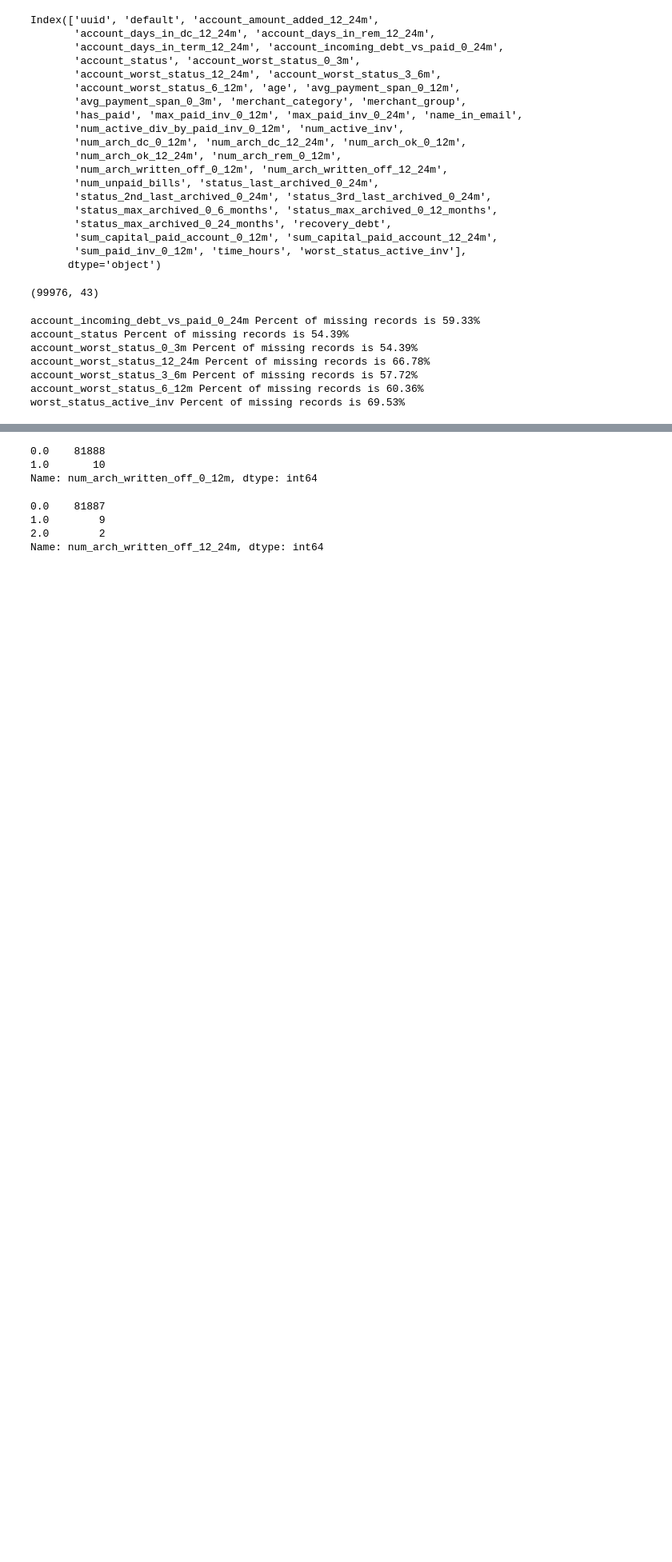
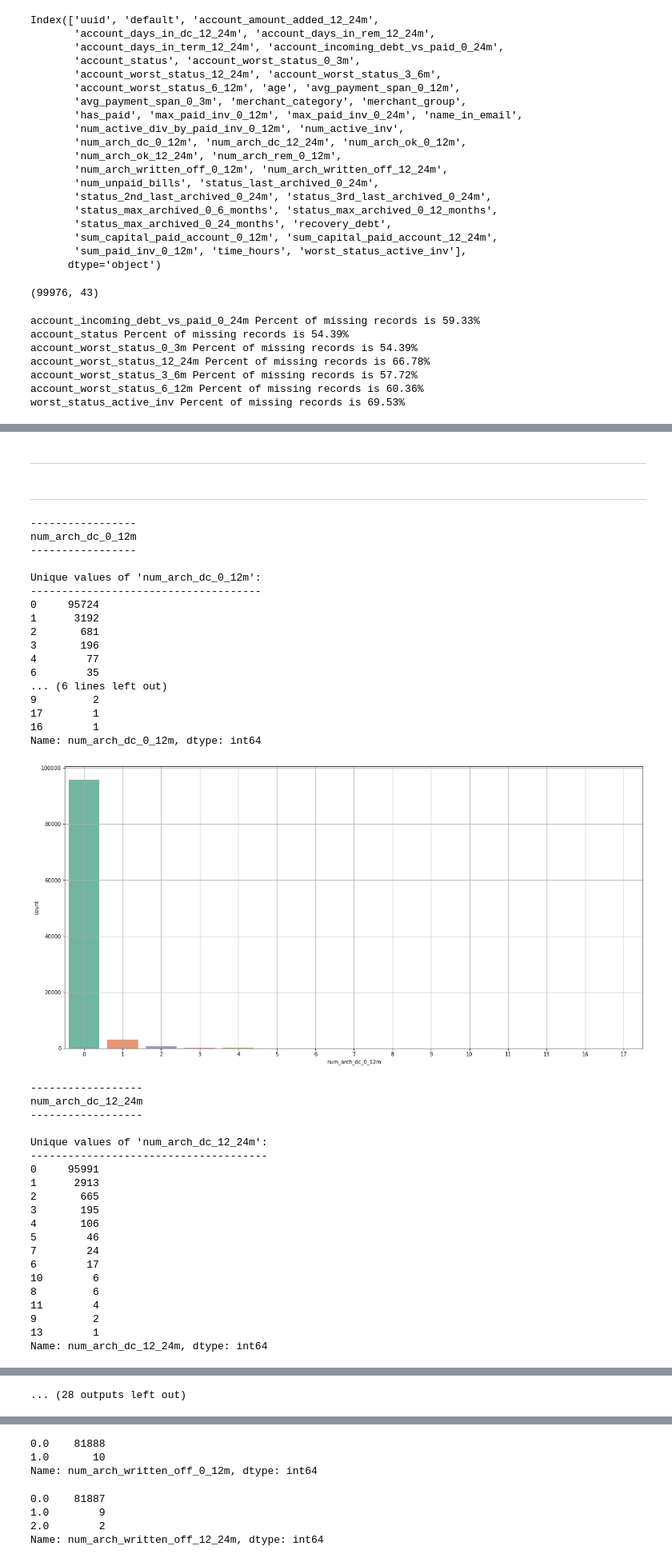
Before and after one commit to eserinanarslan/probability_prediction, a Jupyter notebook: notebooks/analyse.ipynb, the cells around one changed output, grey strips where cells are left out. Shown at 80% size. Cells and saved outputs as stored; diff of their text form; code cells hidden in the pictures; blank space fills up the shorter version.

```diff
--- a/notebooks/analyse.ipynb
+++ b/notebooks/analyse.ipynb
@@ -94,0 +223,58 @@ worst_status_active_inv Percent of missing records is 69.53%
+# %% [markdown]
+---
+# %% [markdown]
+---
+# %%
+cols_for_bar_plot = df.nunique().sort_values(ascending=False)[23:].index.to_list()
+for col in cols_for_bar_plot:
+    print("-"*len(col))
+    print(col)
+    print("-"*len(col))
+    print("")
+    print(f"Unique values of '{col}':")
+    print("-"*(20+len(col)))
+    print(df[col].value_counts())
+    print("\n")
+    plt.figure(figsize=(20,10))
+    sns.countplot(x=col, data=df, palette='Set2')
+    plt.grid()
+    plt.show()
+# %% [output]
+-----------------
+num_arch_dc_0_12m
+-----------------
+
+Unique values of 'num_arch_dc_0_12m':
+-------------------------------------
+0     95724
+1      3192
+2       681
+3       196
+4        77
+6        35
+... (6 lines left out)
+9         2
+17        1
+16        1
+Name: num_arch_dc_0_12m, dtype: int64
+[figure, added]
+------------------
+num_arch_dc_12_24m
+------------------
+
+Unique values of 'num_arch_dc_12_24m':
+--------------------------------------
+0     95991
+1      2913
+2       665
+3       195
+4       106
+5        46
+7        24
+6        17
+10        6
+8         6
+11        4
+9         2
+13        1
+Name: num_arch_dc_12_24m, dtype: int64
@@ -94,0 +343 @@ worst_status_active_inv Percent of missing records is 69.53%
+... (28 outputs left out)
```
Also changed, not shown: parts of 30 cells of this notebook, 1 other file.
